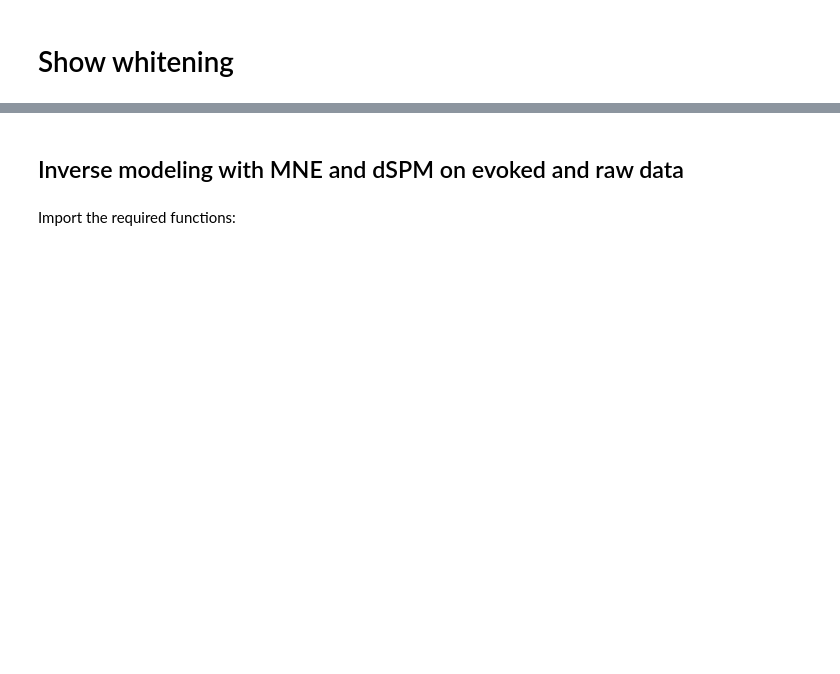
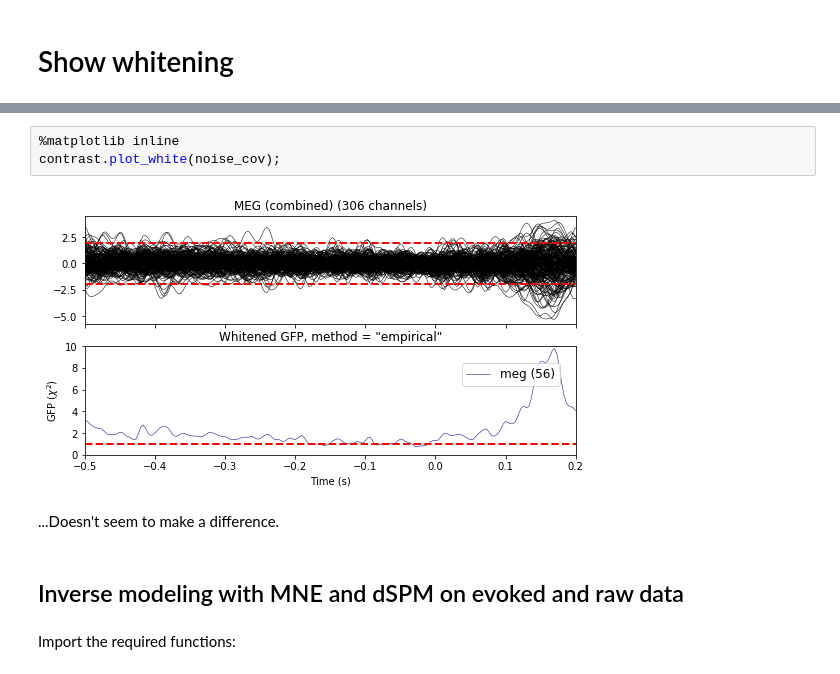
Before and after one commit to egorananyev/mne_pipe_visperc, a Jupyter notebook: 4b-Inverse_source_localization_mne_dspm.ipynb, the cells around one changed output, grey strips where cells are left out. Drawn from its saved outputs; the diff is of its cells as text; blank space fills up the shorter version.

```diff
--- a/4b-Inverse_source_localization_mne_dspm.ipynb
+++ b/4b-Inverse_source_localization_mne_dspm.ipynb
@@ -90,3 +99,10 @@ contrast.plot_white(noise_cov);
+# %%
+%matplotlib inline
+contrast.plot_white(noise_cov);
+# %% [output]
+[figure, added]
+# %% [markdown]
+...Doesn't seem to make a difference.
 # %% [markdown]
 ## Inverse modeling with MNE and dSPM on evoked and raw data
 # %% [markdown]
```
Also changed, not shown: parts of 29 cells of this notebook, 1 other file.
